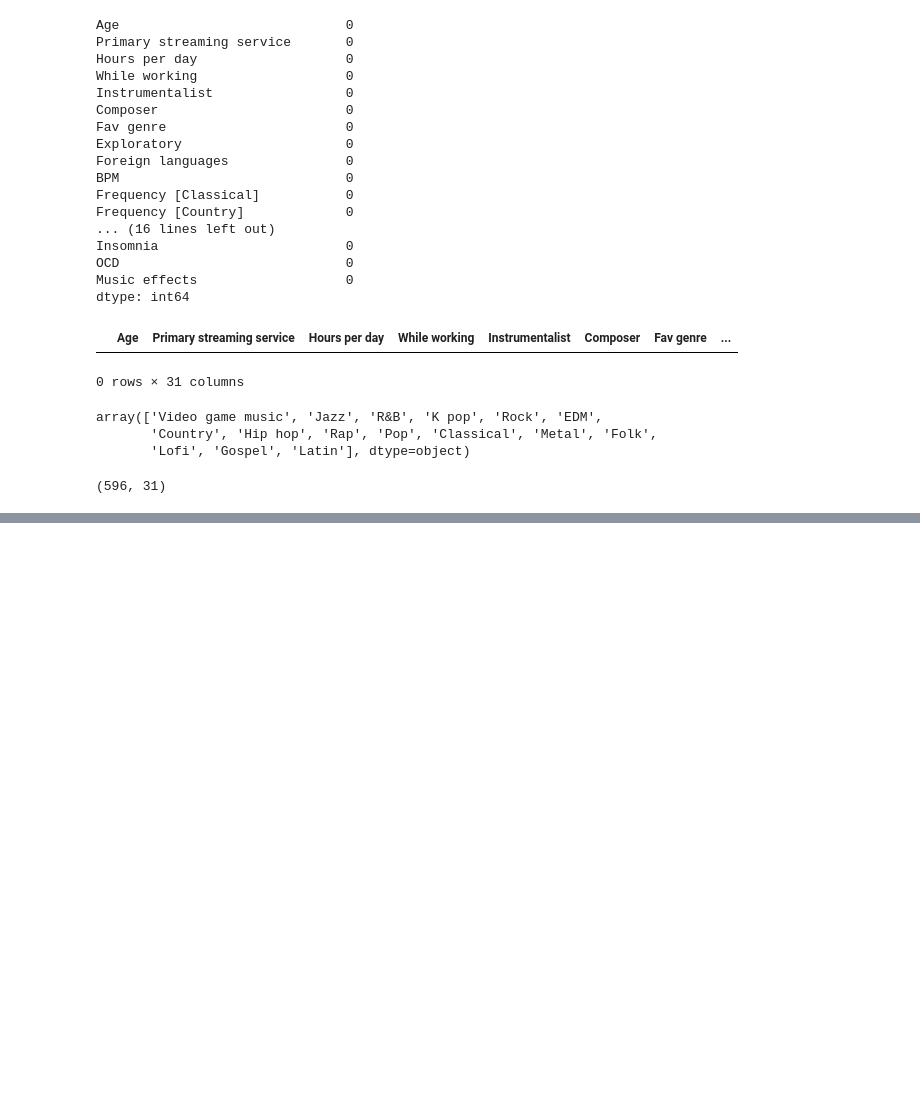
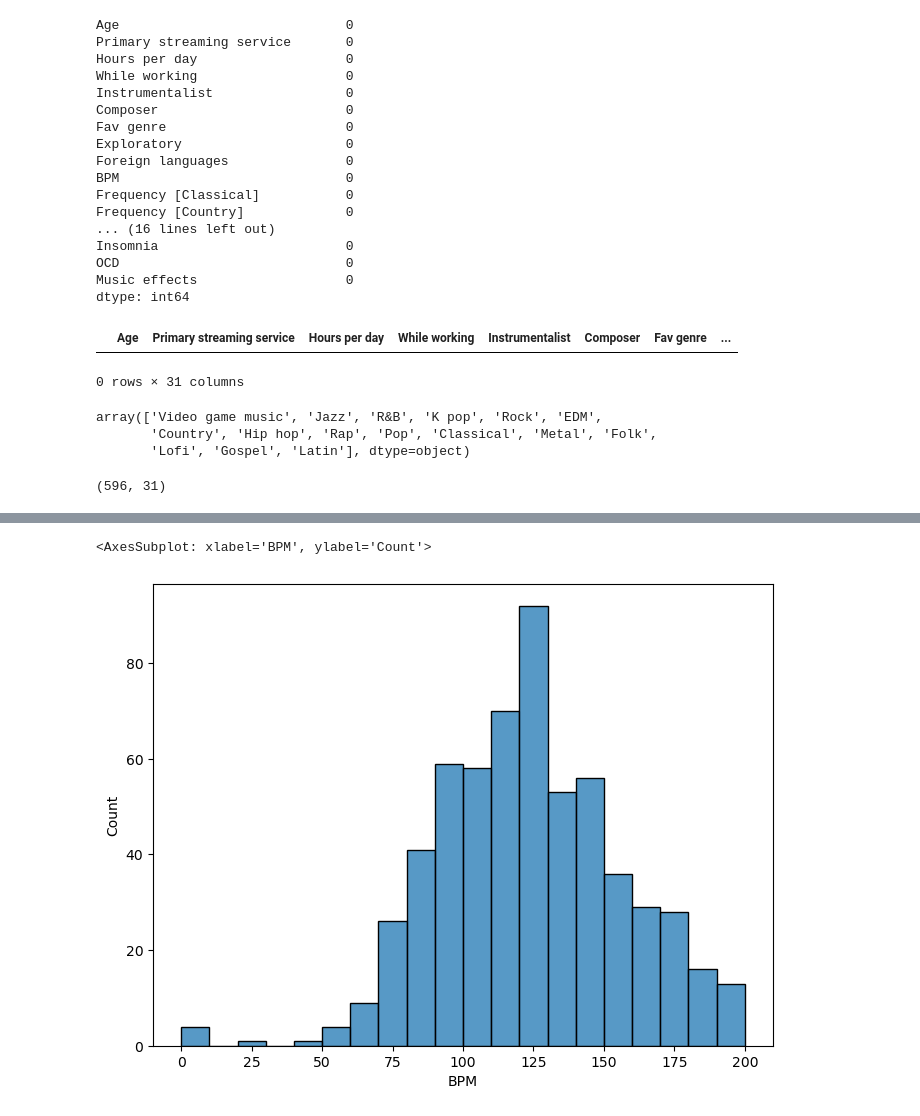
Before and after one commit to tdorsey0601/DV-Prov-23, a Jupyter notebook: Survey_Results.ipynb, the cells around one changed output, grey strips where cells are left out. Drawn from its saved outputs; the diff is of its cells as text; code cells hidden in the pictures; blank space fills up the shorter version.

```diff
--- a/Survey_Results.ipynb
+++ b/Survey_Results.ipynb
@@ -317,0 +332,7 @@ df = mxmh_cleaned_df.copy()
+# %%
+#Plot songs listened to showing BPM(beats per minute)
+plt.figure(figsize=(8,6))
+sns.histplot(mxmh_cleaned_df['BPM'])
+# %% [output]
+<AxesSubplot: xlabel='BPM', ylabel='Count'>
+[figure, added]
```
Also changed, not shown: parts of 18 cells of this notebook.
